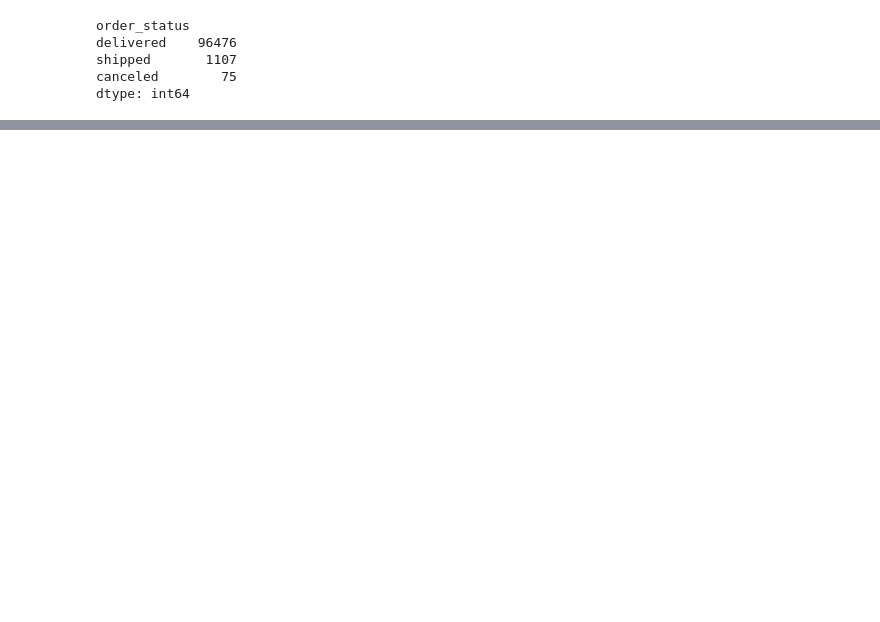
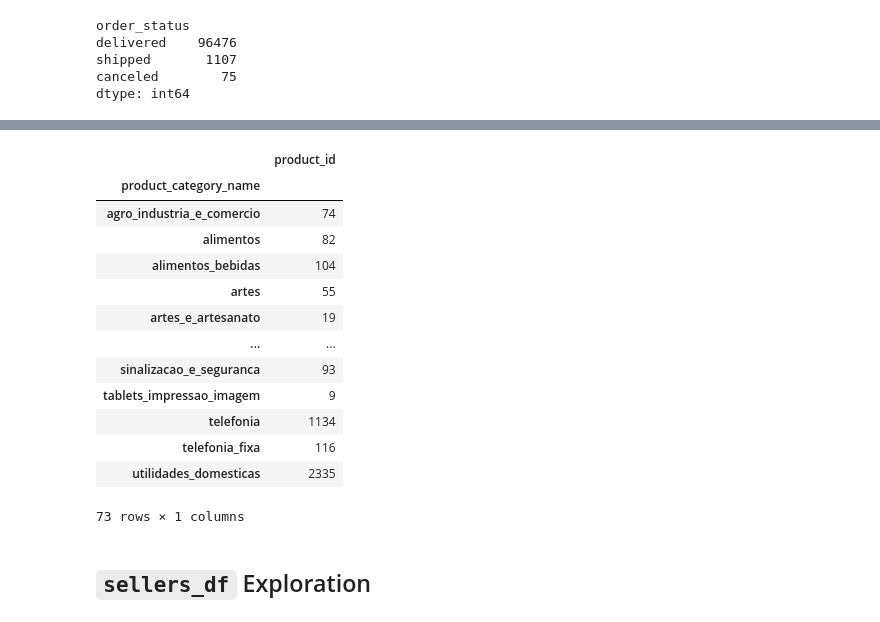
Before and after one commit to naufalmuafi/e-commerce_analysis_project, a Jupyter notebook: main.ipynb, the cells around one changed output, grey strips where cells are left out. Saved outputs shown, nothing was run; the diff lists cells and outputs as text; code cells hidden in the pictures; blank space fills up the shorter version.

```diff
--- a/main.ipynb
+++ b/main.ipynb
@@ -1019,0 +1063,21 @@ dtype: int64
+# %%
+products_df.groupby(by="product_category_name").agg({
+  "product_id": "nunique"
+})
+# %% [output]
+|  | product_id |
+| product_category_name |  |
+| agro_industria_e_comercio | 74 |
+| alimentos | 82 |
+| alimentos_bebidas | 104 |
+| artes | 55 |
+| artes_e_artesanato | 19 |
+| ... | ... |
+| sinalizacao_e_seguranca | 93 |
+| tablets_impressao_imagem | 9 |
+| telefonia | 1134 |
+| telefonia_fixa | 116 |
+| utilidades_domesticas | 2335 |
+73 rows × 1 columns
+# %% [markdown]
+## `sellers_df` Exploration
```
Also changed, not shown: parts of 5 cells of this notebook.
